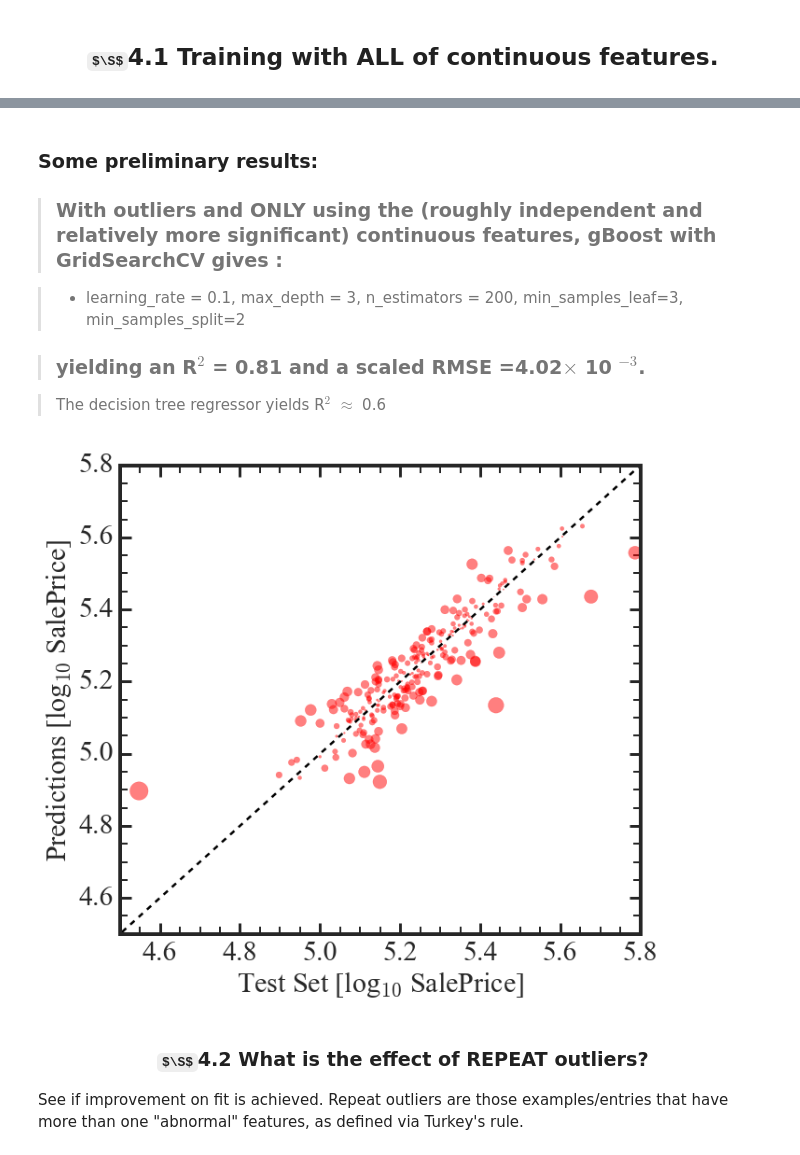
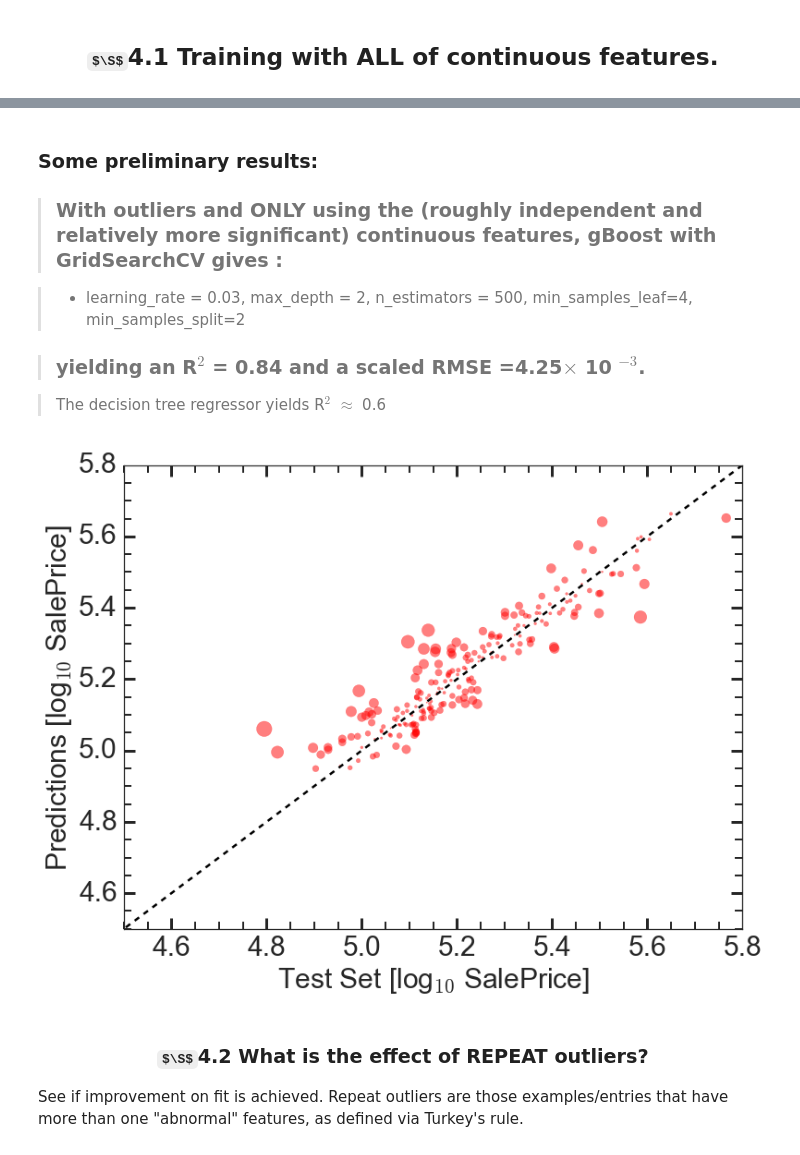
Before and after one commit to gmsardane/Predicting-Ames-Housing-Prices, a Jupyter notebook: Exploring and Predicting Ames Housing Prices.ipynb, the cells around one changed output, grey strips where cells are left out. Drawn from its saved outputs; the diff is of its cells as text; code cells hidden in the pictures; some formulas as TeX source.

Commit message:
Final version of parameters. Saved figures to file for report.

```diff
--- a/Exploring and Predicting Ames Housing Prices.ipynb
+++ b/Exploring and Predicting Ames Housing Prices.ipynb
@@ -132,12 +132,3 @@ To find correlations in categorical data, we need to convert categorical and non
-# %%
-cat_columns = data.select_dtypes(['object']).columns
-
-for column in cat_columns:
-    data[column] = data[column].astype('category')
-
-#print data.dtypes[data.dtypes == 'category']
-#print cat_columns
-data[cat_columns] = data[cat_columns].apply(lambda x: x.cat.codes)
 # %% [markdown]
 ### 2.2 We want to separate the features from the target variable.
 # %%
@@ -278,10 +241,3 @@ plt.savefig('PearsonCorrs.pdf', dpi=400)
 Now that the correlations are explored, removing features weakly correlated to the Sale Price and features that are strongly correlated with other variables, we explore the performance of fitting only the continuous features.
 
 We also opt to work in the log-space of the Sale Price, to make the values easire to handle.
-# %%
-data_continuous = data_continuous.dropna().reset_index(drop=True)
-data_continuous = data_continuous.reset_index(drop=True)
-
-X_all_cont = data_continuous.drop(['SalePrice', '1stFlrSF', "2ndFlrSF", "PoolArea", '3SsnPorch',
-                                   'BsmtFinSF2','LowQualFinSF', 'MiscVal'], axis=1)
-y_all_cont =  data_continuous['SalePrice'] #in the log
@@ -296,3 +244,11 @@ Index([u'LotArea', u'YearRemodAdd', u'MasVnrArea', u'BsmtFinSF1', u'BsmtUnfSF',
+# %%
+data_continuous = data_continuous.drop(['1stFlrSF', "2ndFlrSF", "ScreenPorch",
+                                   "PoolArea", '3SsnPorch', "MiscVal", "EnclosedPorch",
+                                   'BsmtFinSF2','LowQualFinSF'], axis=1)
+data_continuous = data_continuous.dropna().reset_index(drop=True)
+
+y_all_cont =  data_continuous['SalePrice'] #in the log
+X_all_cont =  data_continuous[data_continuous.columns[:-1]]
 # %% [markdown]
 ### Explore learning curves for varying training set sizes and maximum depths
 # %%
@@ -322,18 +278,18 @@ def performance_metric(y_true, y_predict):
 ############################################## Create Train/Test Splits ##############################################
 ############################################## Create Train/Test Splits ##############################################
 
-def create_sets(X_all, y_all):
+def create_sets(X, y):
     # Split into training and testing components first
     from sklearn.cross_validation import train_test_split, ShuffleSplit
 
     # Set the number of training points
-    num_train = int(round(0.80*len(X_all)))
+    num_train = int(round(0.80*len(X)))
 
     # Set the number of testing points
-    num_test = X_all_cont.shape[0] - num_train
+    num_test = X.shape[0] - num_train
 
     # Shuffle and split the dataset into the number of training and testing points above
-    X_train, X_test, y_train, y_test = train_test_split(X_all, y_all, train_size = num_train, random_state=143)
+    X_train, X_test, y_train, y_test = train_test_split(X, y, train_size = num_train, random_state=143)
 
     # Show the results of the split
     print "Training set has {} samples.".format(X_train.shape[0])
@@ -394,38 +350,40 @@ The  RMSE = 4.40e-03.
 
 > ### With outliers and ONLY using the (roughly independent and relatively more significant) continuous features, gBoost with GridSearchCV gives :
 
-> + learning_rate = 0.1, max_depth = 3, n_estimators = 200, min_samples_leaf=3, min_samples_split=2
+> + learning_rate = 0.03, max_depth = 2, n_estimators = 500, min_samples_leaf=4, min_samples_split=2
 
-> ### yielding an R$^2$ = 0.81 and a scaled RMSE =4.02$\times$ 10 $^{-3}$.
+> ### yielding an R$^2$ = 0.84 and a scaled RMSE =4.25$\times$ 10 $^{-3}$.
 
 > The decision tree regressor yields R$^2$ $\approx$ 0.6
 # %%
 ## Visualize the results.
+sns.set_style({"xtick.direction": "in","ytick.direction": "in"})
+fig_size = plt.rcParams["figure.figsize"]
+fig_size[0] = 12
+fig_size[1] = 9
+
 plt.scatter(y_test, pred,  alpha = 0.5, s = 5000*np.abs(y_test-pred)/y_test, color = 'red')
 plt.xlim(4.5,5.8)
 plt.ylim(4.5,5.8)
 matplotlib.rc('xtick', labelsize=16)
 matplotlib.rc('ytick', labelsize=16)
 matplotlib.rcParams['axes.linewidth'] = 2.
 plt.rcParams['axes.linewidth'] = 4
 plt.rc('font', family='serif')
 plt.rc('font', serif='Times New Roman')
-fig_size = plt.rcParams["figure.figsize"]
-fig_size[0] = 12
-fig_size[1] = 12
+
 plt.xticks(fontsize=30)
 plt.yticks(fontsize=30)
 plt.plot(np.arange(0,10, 0.1), np.arange(0,10, 0.1), 'k--')
 plt.xlabel('Test Set [log$_{10}$ SalePrice]', fontsize=30)
 plt.minorticks_on()
 #plt.tight_layout()
-sns.set_style({"xtick.direction": "in","ytick.direction": "in"})
 plt.tick_params('both', length=8, width=2, which='minor');
 plt.tick_params('both', length=12, width=3, which='major');
 plt.ylabel('Predictions [log$_{10}$ SalePrice]', fontsize=30);
 plt.savefig('Cont_features_reg.pdf', dpi=200)
 # %% [output]
-[figure, old version]
+[figure, new version]
 # %% [markdown]
 ### <center> $\S$4.2 What is the effect of REPEAT outliers?
 See if improvement on fit is achieved. Repeat outliers are those examples/entries that have more than one "abnormal" features, as defined via Turkey's rule.
```
Also changed, not shown: parts of 44 cells of this notebook, 13 other files.
